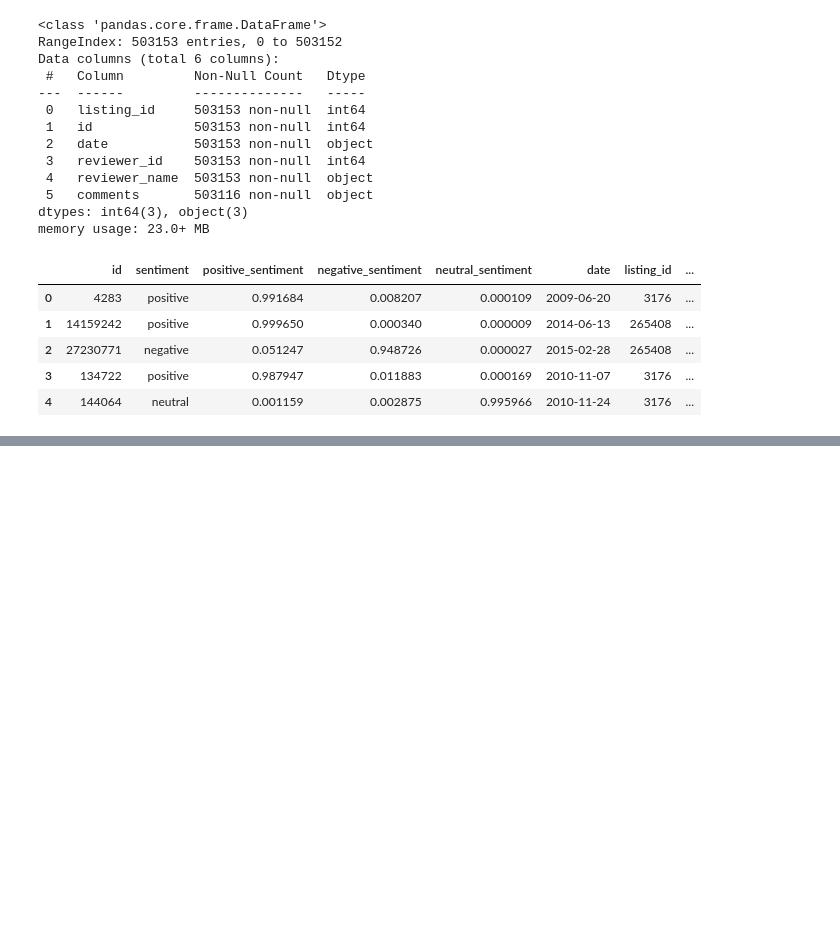
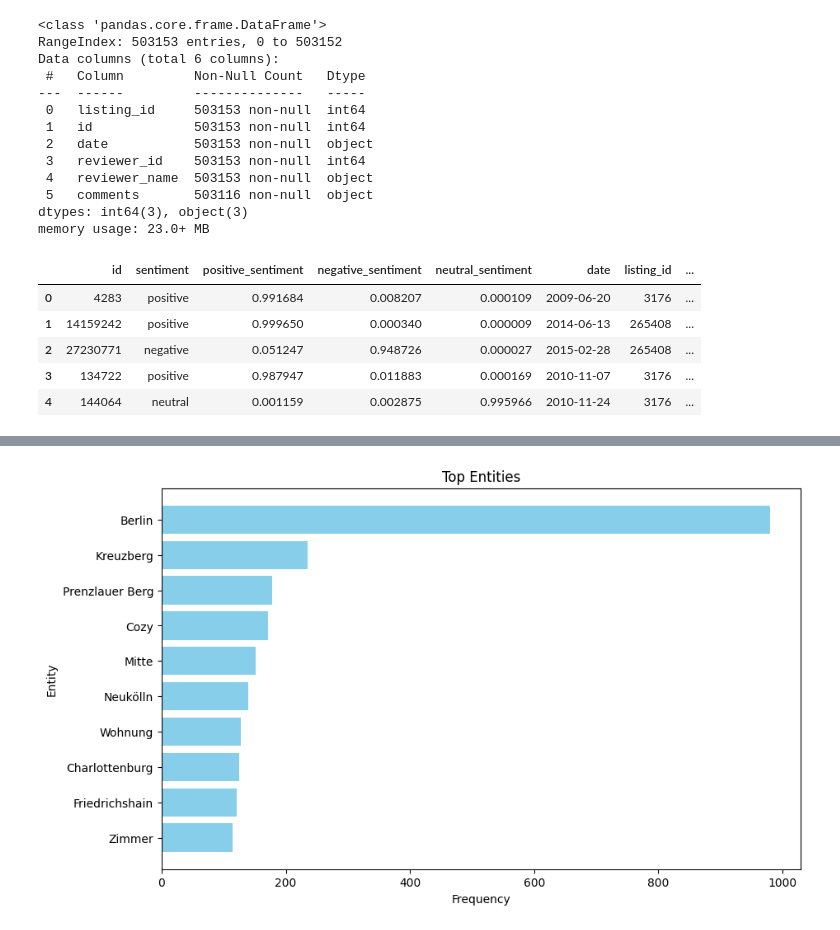
Before and after one commit to EricCpy/Berlin_Data_Visualizations, a Jupyter notebook: python_code/eric_code.ipynb, the cells around one changed output, grey strips where cells are left out. Drawn from its saved outputs; the diff is of its cells as text; code cells hidden in the pictures; blank space fills up the shorter version.

```diff
--- a/python_code/eric_code.ipynb
+++ b/python_code/eric_code.ipynb
@@ -146,0 +175,12 @@ df_review_sentiments.head(5)
+# %%
+top_entities = entity_freq.most_common(10)
+
+plt.figure(figsize=(10, 6))
+plt.barh([entity[0] for entity in top_entities], [entity[1] for entity in top_entities], color='skyblue')
+plt.xlabel('Frequency')
+plt.ylabel('Entity')
+plt.title('Top Entities')
+plt.gca().invert_yaxis()
+plt.show()
+# %% [output]
+[figure, added]
```
Also changed, not shown: parts of 4 cells of this notebook, 2 other files.
